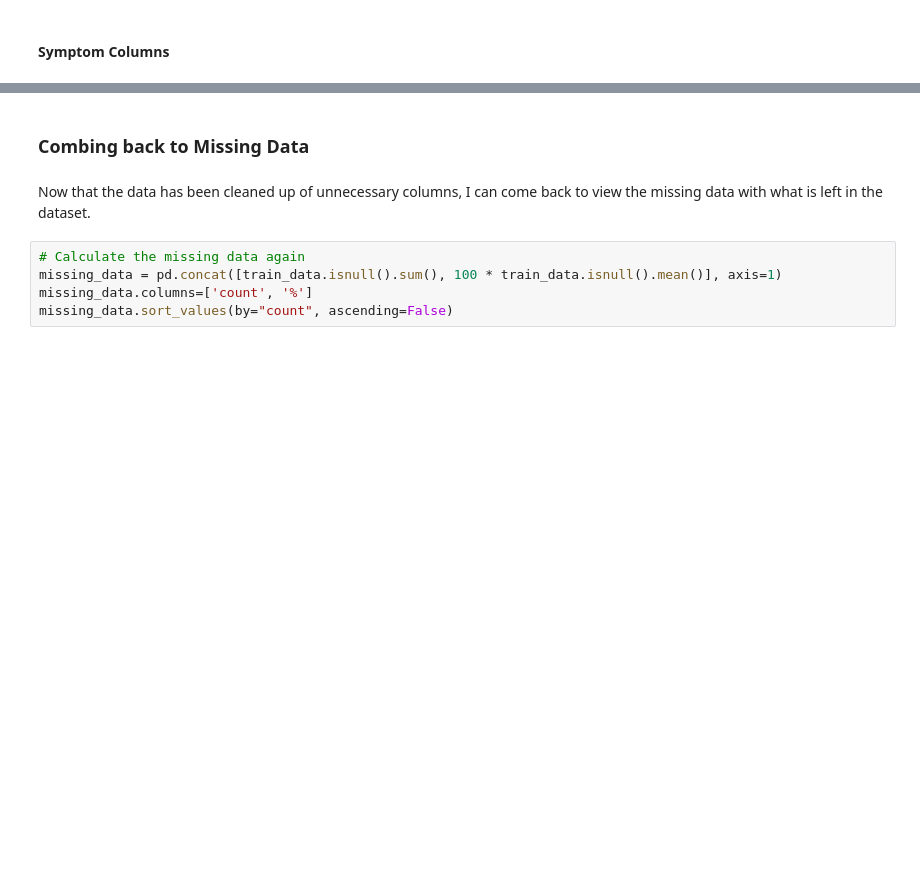
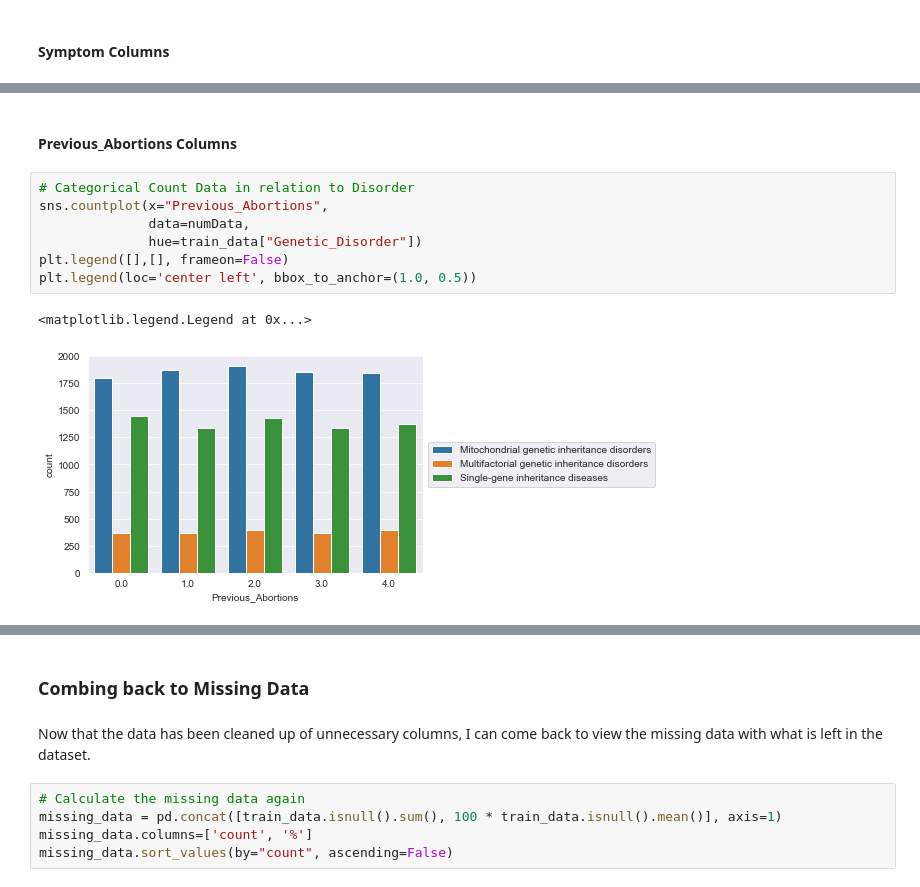
Before and after one commit to ehsung/Capstone-Project-2---Identify-Genetic-Disorder-is-Children, a Jupyter notebook: Notebooks/Data Wrangling.ipynb, the cells around one changed output, grey strips where cells are left out. Saved outputs shown, nothing was run; the diff lists cells and outputs as text; blank space fills up the shorter version.

```diff
--- a/Notebooks/Data Wrangling.ipynb
+++ b/Notebooks/Data Wrangling.ipynb
@@ -1014,3 +1069,15 @@ plt.legend(loc='center left', bbox_to_anchor=(1.0, 0.5))
 # %% [output]
 <matplotlib.legend.Legend at 0x...>
 [figure]
+# %% [markdown]
+#### Previous_Abortions Columns
+# %%
+# Categorical Count Data in relation to Disorder
+sns.countplot(x="Previous_Abortions",
+              data=numData,
+              hue=train_data["Genetic_Disorder"])
+plt.legend([],[], frameon=False)
+plt.legend(loc='center left', bbox_to_anchor=(1.0, 0.5))
+# %% [output]
+<matplotlib.legend.Legend at 0x...>
+[figure, added]
```
Also changed, not shown: parts of 107 cells of this notebook, 2 other files.
